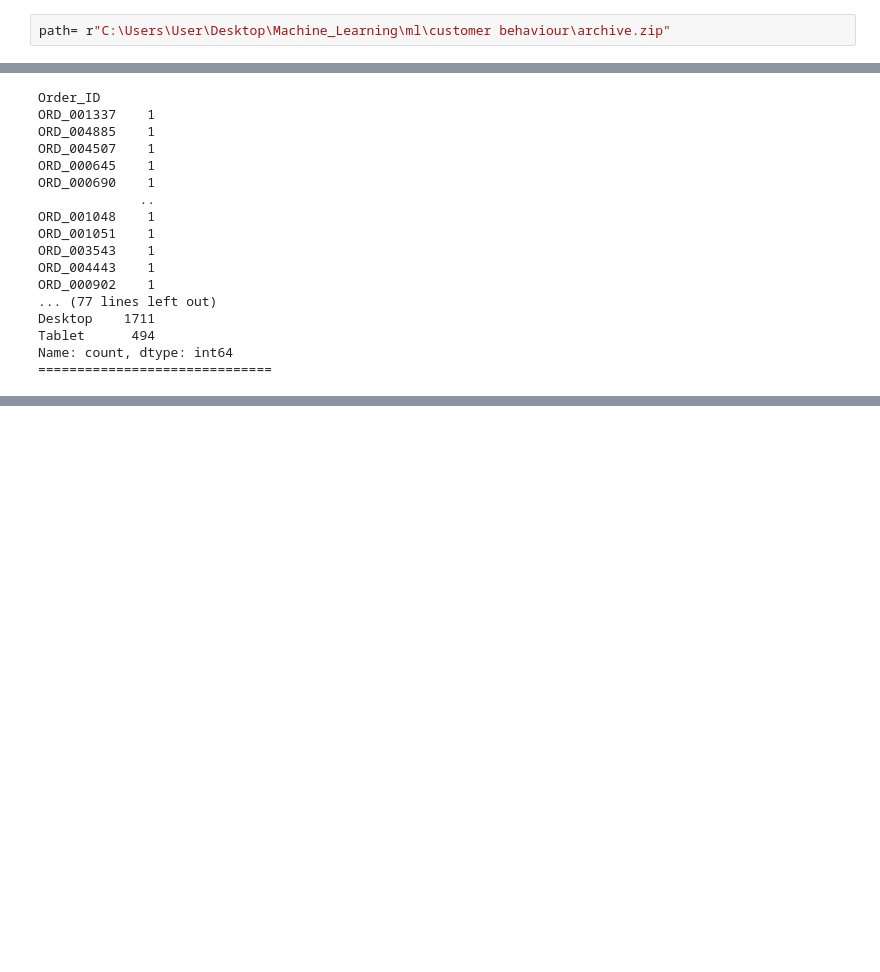
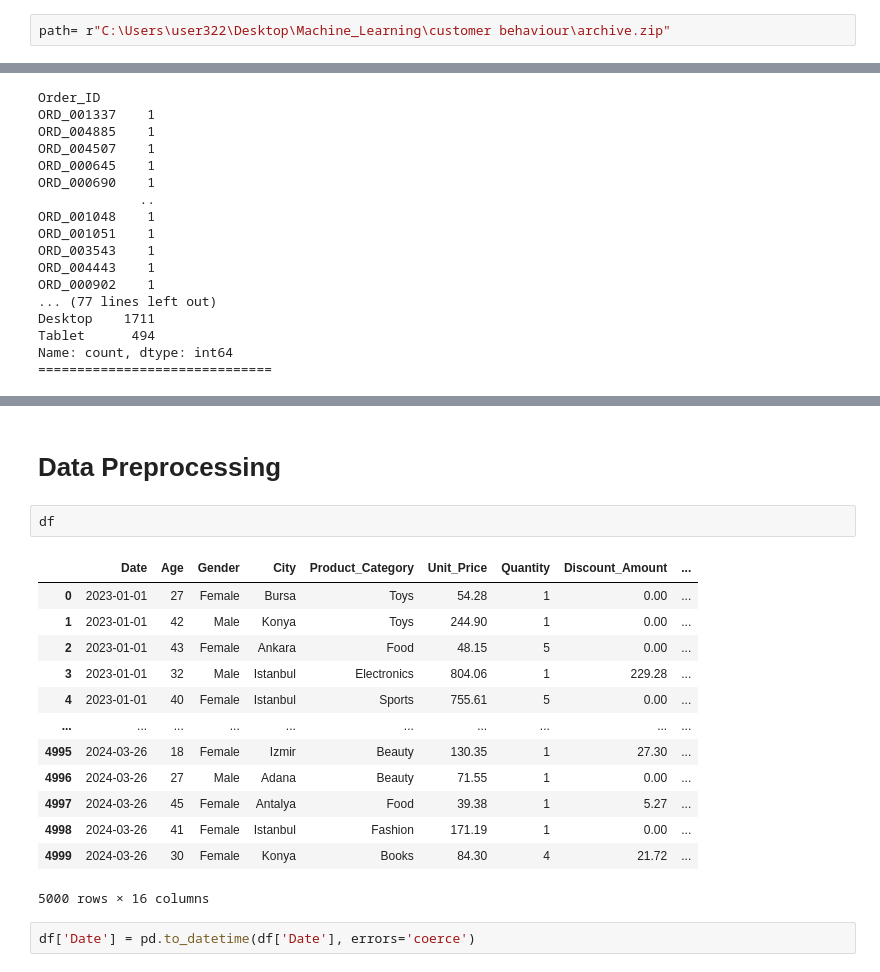
Before and after one commit to ADEOYE-MARY25/ml, a Jupyter notebook: customer behaviour/customer_behaviour.ipynb, the cells around one changed output, grey strips where cells are left out. Drawn from its saved outputs; the diff is of its cells as text; blank space fills up the shorter version.

```diff
--- a/customer behaviour/customer_behaviour.ipynb
+++ b/customer behaviour/customer_behaviour.ipynb
@@ -9,5 +9,5 @@ import os
 import seaborn as sns
 from zipfile import ZipFile
 # %%
-path= r"C:\Users\User\Desktop\Machine_Learning\ml\customer behaviour\archive.zip"
+path= r"C:\Users\user322\Desktop\Machine_Learning\customer behaviour\archive.zip"
 # %%
@@ -154,0 +232,20 @@ Name: count, dtype: int64
+# %% [markdown]
+# Data Preprocessing
+# %%
+df
+# %% [output]
+|  | Date | Age | Gender | City | Product_Category | Unit_Price | Quantity | Discount_Amount | ... |
+| 0 | 2023-01-01 | 27 | Female | Bursa | Toys | 54.28 | 1 | 0.00 | ... |
+| 1 | 2023-01-01 | 42 | Male | Konya | Toys | 244.90 | 1 | 0.00 | ... |
+| 2 | 2023-01-01 | 43 | Female | Ankara | Food | 48.15 | 5 | 0.00 | ... |
+| 3 | 2023-01-01 | 32 | Male | Istanbul | Electronics | 804.06 | 1 | 229.28 | ... |
+| 4 | 2023-01-01 | 40 | Female | Istanbul | Sports | 755.61 | 5 | 0.00 | ... |
+| ... | ... | ... | ... | ... | ... | ... | ... | ... | ... |
+| 4995 | 2024-03-26 | 18 | Female | Izmir | Beauty | 130.35 | 1 | 27.30 | ... |
+| 4996 | 2024-03-26 | 27 | Male | Adana | Beauty | 71.55 | 1 | 0.00 | ... |
+| 4997 | 2024-03-26 | 45 | Female | Antalya | Food | 39.38 | 1 | 5.27 | ... |
+| 4998 | 2024-03-26 | 41 | Female | Istanbul | Fashion | 171.19 | 1 | 0.00 | ... |
+| 4999 | 2024-03-26 | 30 | Female | Konya | Books | 84.30 | 4 | 21.72 | ... |
+5000 rows × 16 columns
+# %%
+df['Date'] = pd.to_datetime(df['Date'], errors='coerce')
```
Also changed, not shown: parts of 13 cells of this notebook, 2 other files.
